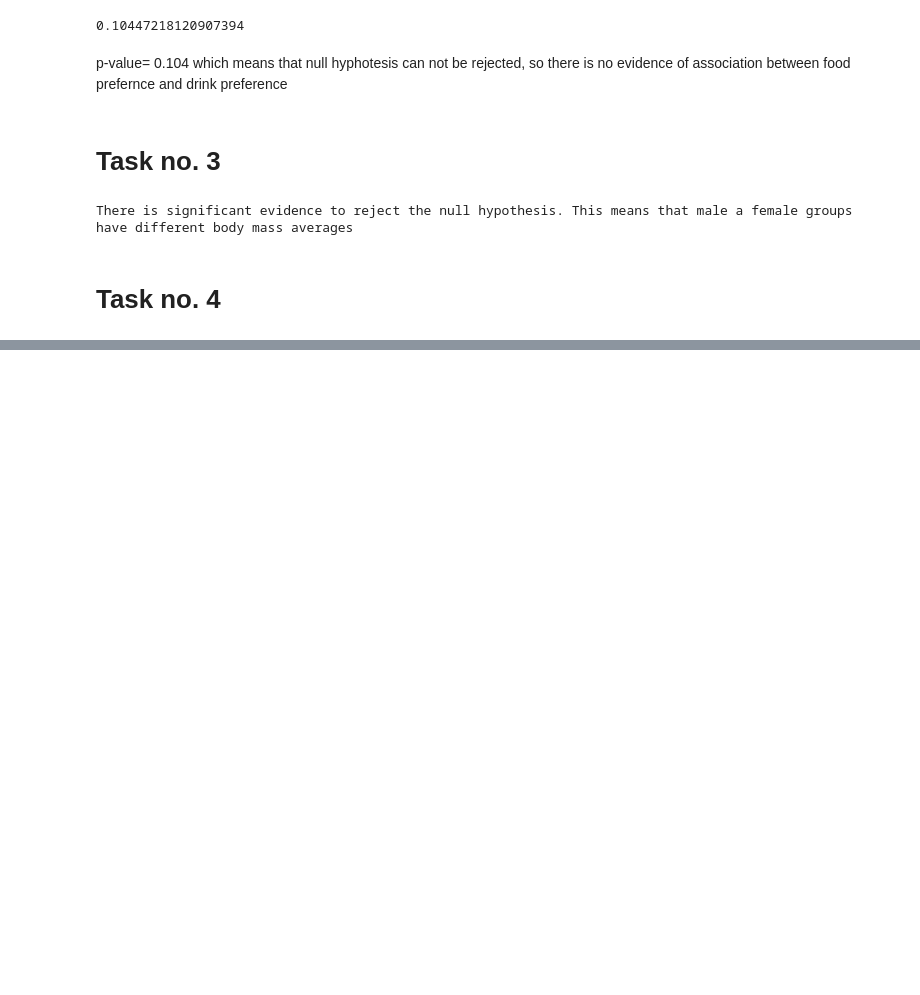
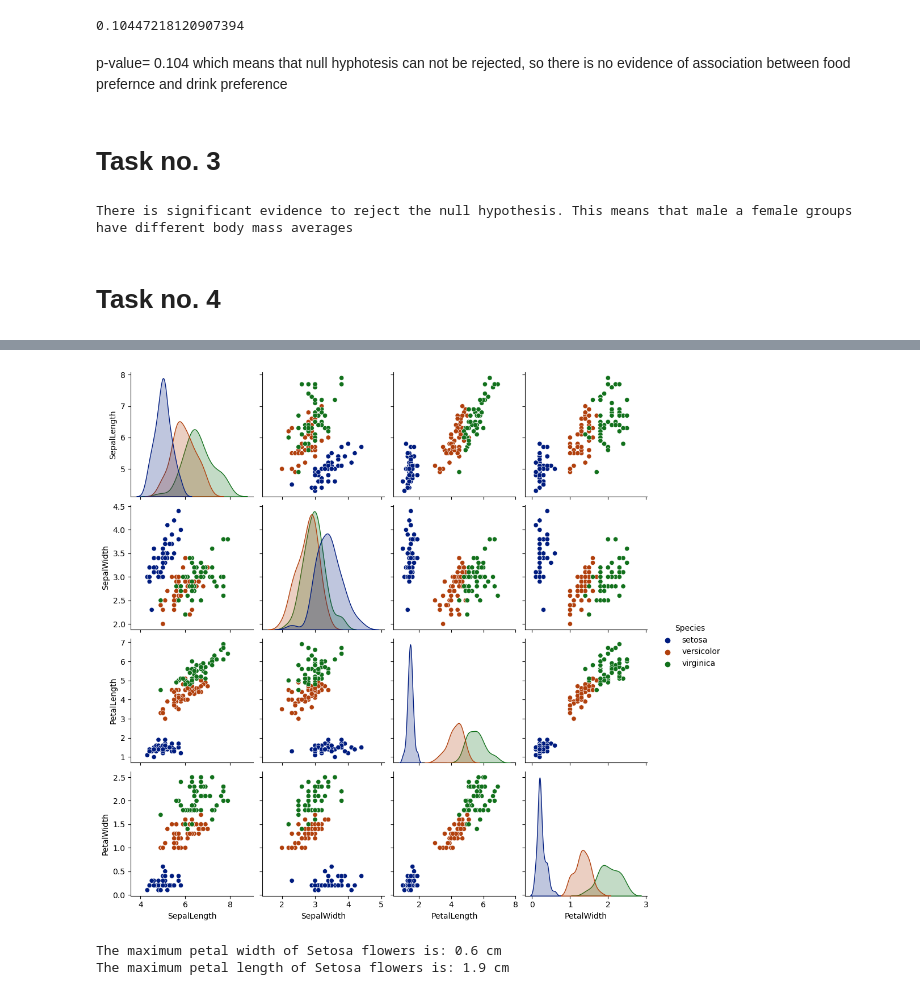
Before and after one commit to andreiandrade7/MACHINE-LEARNING-AND-STATISTICS, a Jupyter notebook: task.ipynb, the cells around one changed output, grey strips where cells are left out. Saved outputs shown, nothing was run; the diff lists cells and outputs as text; code cells hidden in the pictures; blank space fills up the shorter version.

```diff
--- a/task.ipynb
+++ b/task.ipynb
@@ -158,0 +146,37 @@ data.head() # to display the first 5 lines of loaded data
+# %%
+import pandas as pd
+import matplotlib.pyplot as plt
+import seaborn as sns
+
+
+# Upload data set
+iris_data = pd.read_csv('iris.csv')
+iris_data.head()
+
+
+
+
+# Assign column names
+column_names = ['SepalLength', 'SepalWidth', 'PetalLength', 'PetalWidth', 'Species']
+iris_data.columns = column_names
+
+# Create pairplot
+sns.pairplot(iris_data, hue='Species', palette='dark')
+plt.show()
+
+
+
+# Drop rows with NaN values and find the maximum PetalWidth value for the setosa class
+iris_data.dropna(inplace=True)
+setosa_data = iris_data[iris_data['Species'] == 'setosa']
+max_petal_width_setosa = setosa_data['PetalWidth'].max()
+print(f"The maximum petal width of Setosa flowers is: {max_petal_width_setosa} cm")
+
+# Drop rows with NaN values and find the maximum PetalWidth value for the setosa class
+
+max_petal_length_setosa = setosa_data['PetalLength'].max()
+print(f"The maximum petal length of Setosa flowers is: {max_petal_length_setosa} cm")
+# %% [output]
+[figure, added]
+The maximum petal width of Setosa flowers is: 0.6 cm
+The maximum petal length of Setosa flowers is: 1.9 cm
```
Also changed, not shown: parts of 6 cells of this notebook, 1 other file.
